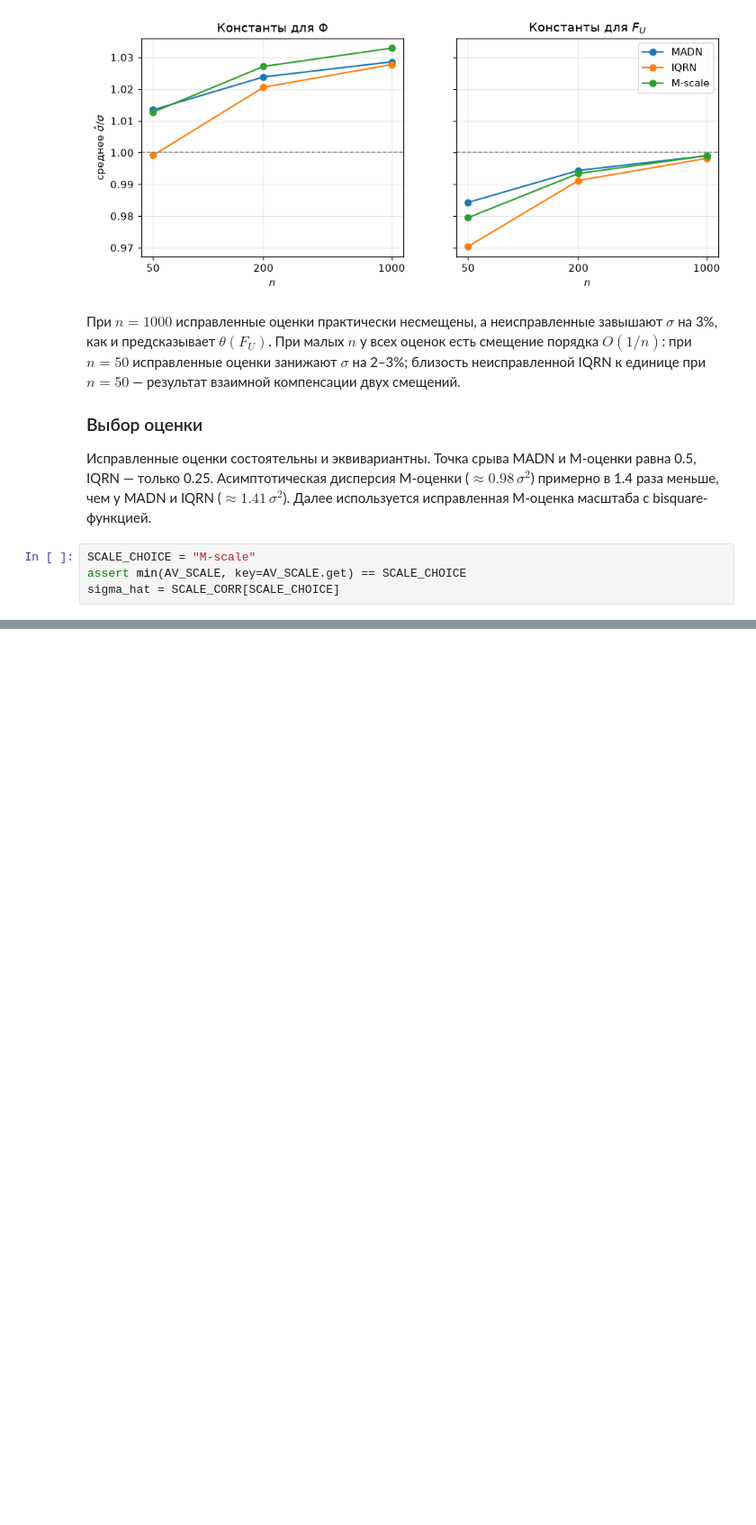
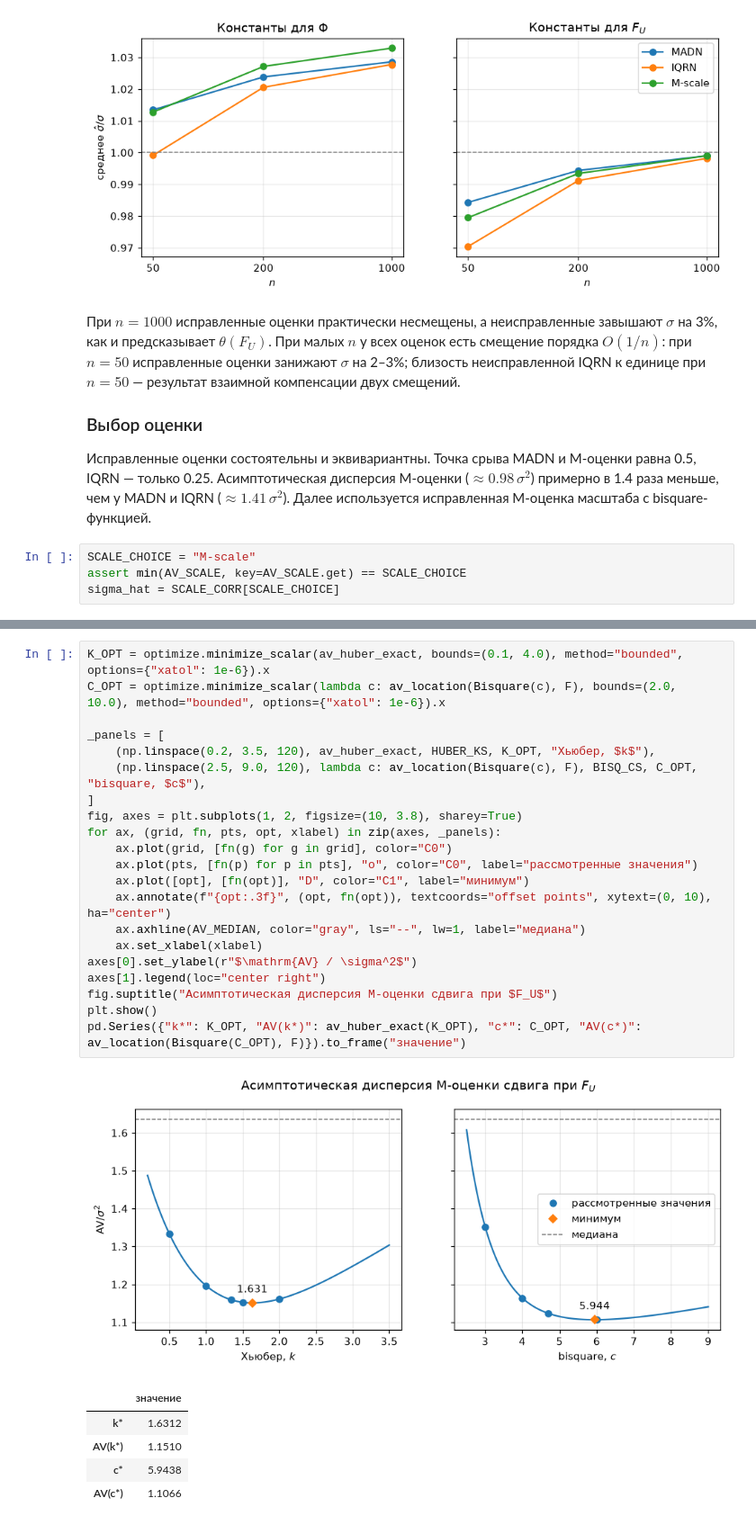
Before and after one commit to paulhowever/stata_ai_2026_WW, a Jupyter notebook: lab1.ipynb, the cells around one changed output, grey strips where cells are left out. Shown at 90% size. Drawn from its saved outputs; the diff is of its cells as text; blank space fills up the shorter version.

Commit message:
M-оценки сдвига и совместное оценивание (п. 3–4)

```diff
--- a/lab1.ipynb
+++ b/lab1.ipynb
@@ -485,0 +558,28 @@ sigma_hat = SCALE_CORR[SCALE_CHOICE]
+# %%
+K_OPT = optimize.minimize_scalar(av_huber_exact, bounds=(0.1, 4.0), method="bounded", options={"xatol": 1e-6}).x
+C_OPT = optimize.minimize_scalar(lambda c: av_location(Bisquare(c), F), bounds=(2.0, 10.0), method="bounded", options={"xatol": 1e-6}).x
+
+_panels = [
+    (np.linspace(0.2, 3.5, 120), av_huber_exact, HUBER_KS, K_OPT, "Хьюбер, $k$"),
+    (np.linspace(2.5, 9.0, 120), lambda c: av_location(Bisquare(c), F), BISQ_CS, C_OPT, "bisquare, $c$"),
+]
+fig, axes = plt.subplots(1, 2, figsize=(10, 3.8), sharey=True)
+for ax, (grid, fn, pts, opt, xlabel) in zip(axes, _panels):
+    ax.plot(grid, [fn(g) for g in grid], color="C0")
+    ax.plot(pts, [fn(p) for p in pts], "o", color="C0", label="рассмотренные значения")
+    ax.plot([opt], [fn(opt)], "D", color="C1", label="минимум")
+    ax.annotate(f"{opt:.3f}", (opt, fn(opt)), textcoords="offset points", xytext=(0, 10), ha="center")
+    ax.axhline(AV_MEDIAN, color="gray", ls="--", lw=1, label="медиана")
+    ax.set_xlabel(xlabel)
+axes[0].set_ylabel(r"$\mathrm{AV} / \sigma^2$")
+axes[1].legend(loc="center right")
+fig.suptitle("Асимптотическая дисперсия M-оценки сдвига при $F_U$")
+plt.show()
+pd.Series({"k*": K_OPT, "AV(k*)": av_huber_exact(K_OPT), "c*": C_OPT, "AV(c*)": av_location(Bisquare(C_OPT), F)}).to_frame("значение")
+# %% [output]
+[figure, added]
+|  | значение |
+| k* | 1.6312 |
+| AV(k*) | 1.1510 |
+| c* | 5.9438 |
+| AV(c*) | 1.1066 |
```
Also changed, not shown: parts of 16 cells of this notebook.
